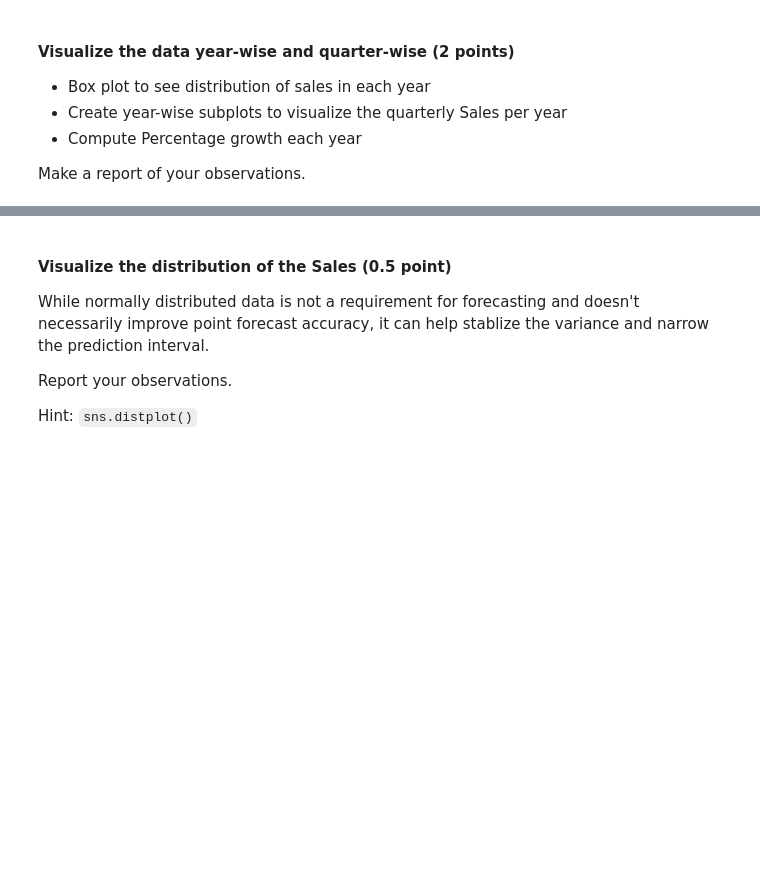
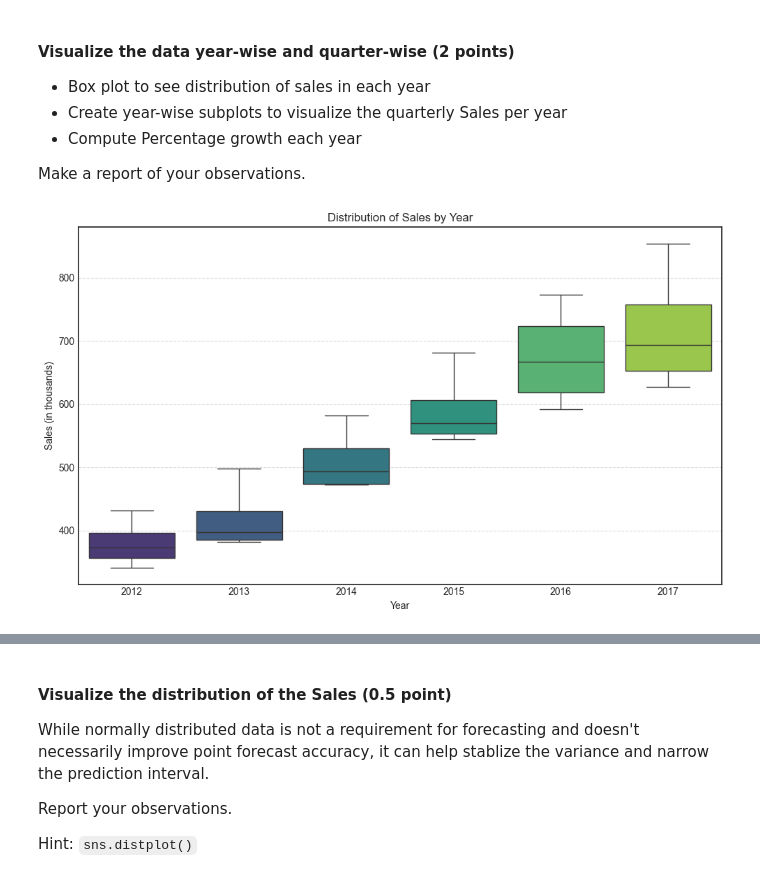
Before and after one commit to rajiv-ranjan/cds-mini-projects, a Jupyter notebook: m8/mp2/M8_NB_MiniProject_2_EDA_Timeseries.ipynb, the cells around one changed output, grey strips where cells are left out. Saved outputs shown, nothing was run; the diff lists cells and outputs as text; code cells hidden in the pictures; blank space fills up the shorter version.

```diff
--- a/m8/mp2/M8_NB_MiniProject_2_EDA_Timeseries.ipynb
+++ b/m8/mp2/M8_NB_MiniProject_2_EDA_Timeseries.ipynb
@@ -97,0 +185,16 @@ Make a report of your observations.
+# %%
+sales_data["Year"] = sales_data.index.year
+sales_data["Quarter"] = sales_data.index.quarter
+# %%
+# Box plot to see distribution of sales in each year
+# YOUR CODE HERE
+plt.figure(figsize=(10, 6))
+sns.boxplot(x="Year", y="Sales", data=sales_data, palette="viridis")
+plt.title("Distribution of Sales by Year")
+plt.xlabel("Year")
+plt.ylabel("Sales (in thousands)")
+plt.grid(axis="y", linestyle="--", alpha=0.7)
+plt.tight_layout()
+plt.show()
+# %% [output]
+[figure, added]
```
Also changed, not shown: parts of 34 cells of this notebook, 10 other files.
